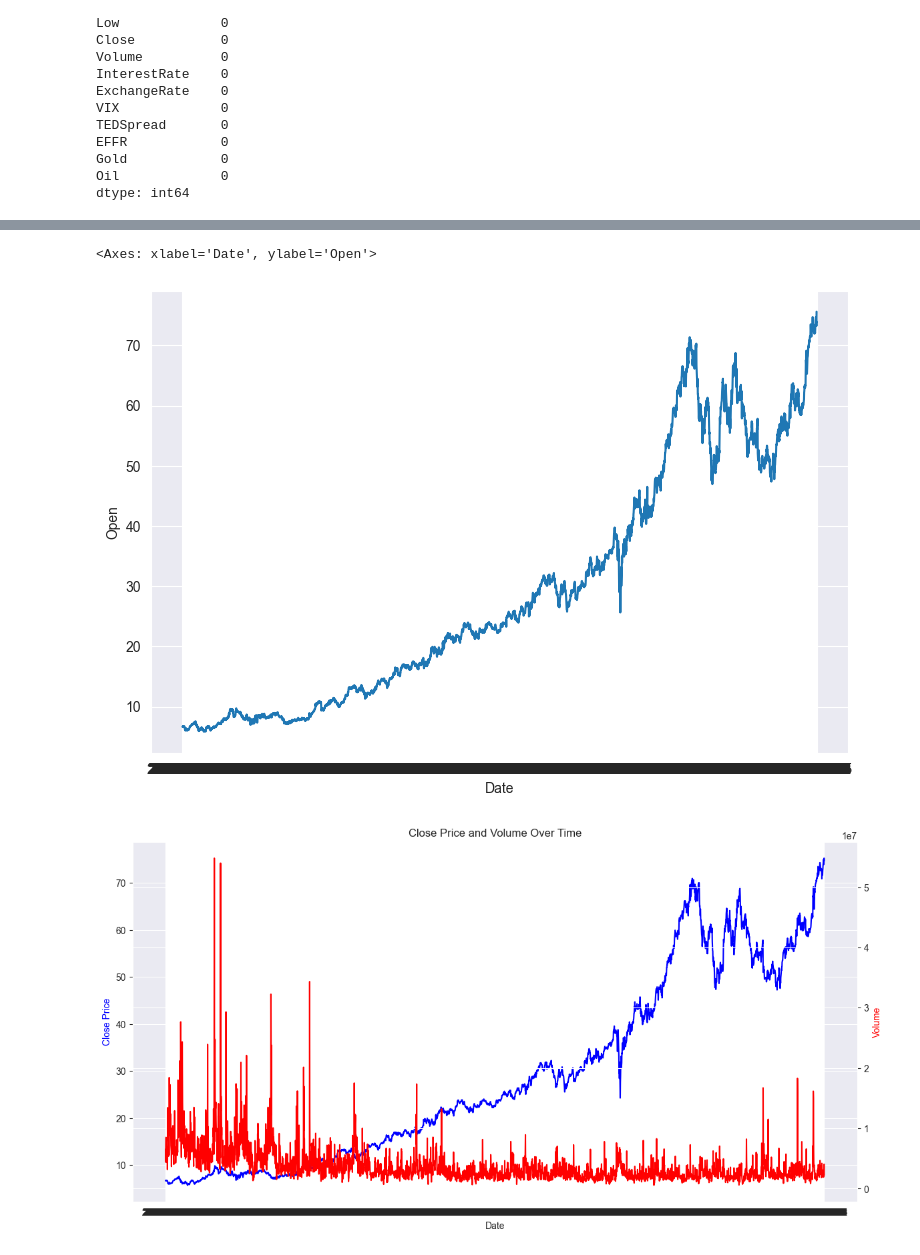
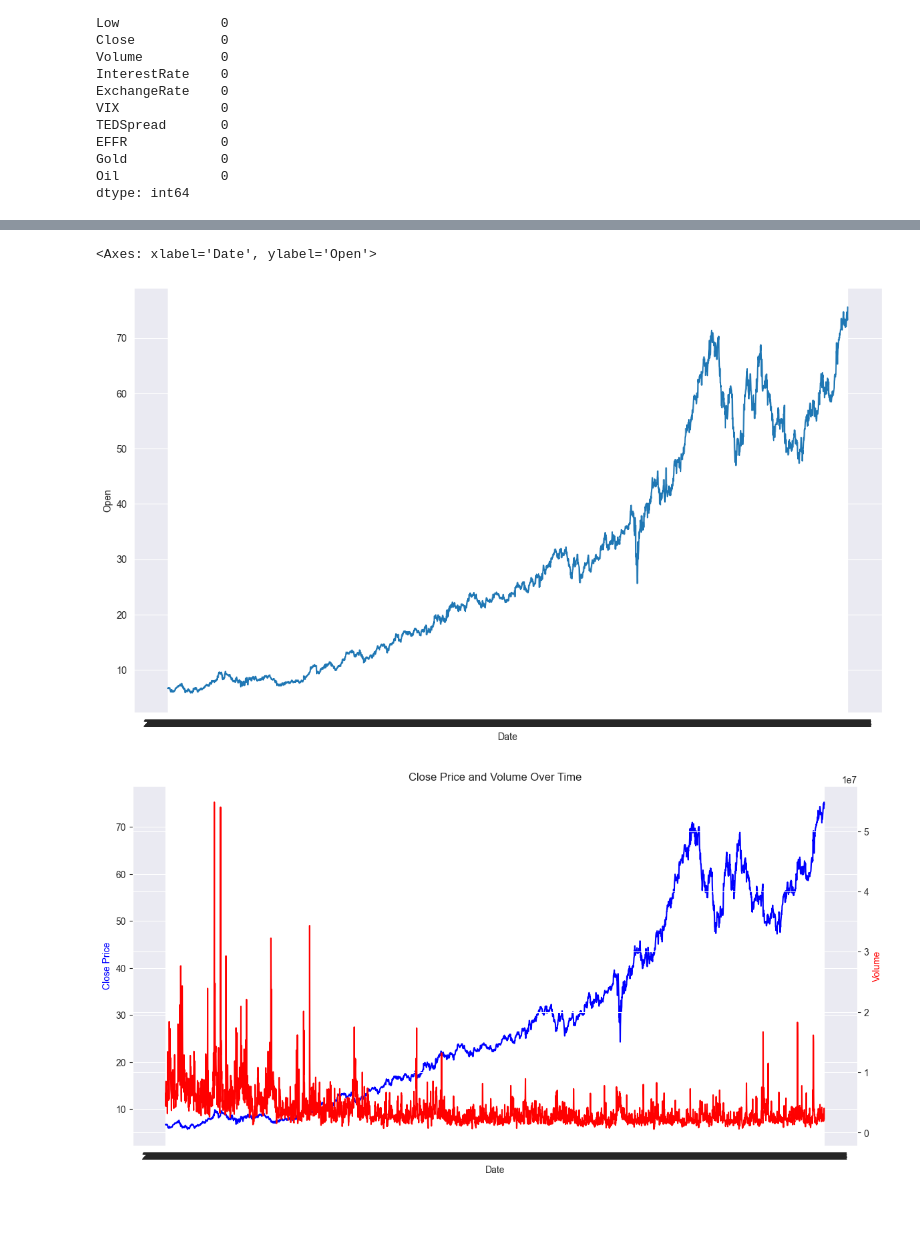
Before and after one commit to mertgenc0/mydsprojects, a Jupyter notebook: NasdaqDataS/nasdaqcompanies.ipynb, the cells around one changed output, grey strips where cells are left out. Drawn from its saved outputs; the diff is of its cells as text; code cells hidden in the pictures; blank space fills up the shorter version.

```diff
--- a/NasdaqDataS/nasdaqcompanies.ipynb
+++ b/NasdaqDataS/nasdaqcompanies.ipynb
@@ -73,11 +71,11 @@ df.describe()
 | 75% | 47.375001 | 47.807499 | 46.804999 | 47.330002 | 4.276500e+06 | 1.700000 | 1.295575 | 21.157500 | 0.320000 | 1.700000 | ... |
 | max | 75.599998 | 75.680000 | 74.050003 | 75.239998 | 5.478960e+07 | 5.330000 | 1.487500 | 82.690000 | 1.420000 | 5.330000 | ... |
 # %%
-plt.figure(figsize=(9, 6))
+plt.figure(figsize=(14, 8))
 sns.lineplot(x='Date', y='Open', data=df)
 # %% [output]
 <Axes: xlabel='Date', ylabel='Open'>
-[figure, old version]
+[figure, new version]
 # %%
 fig, ax1 = plt.subplots(figsize=(14, 7))
 
```
Also changed, not shown: parts of 9 cells of this notebook, 2 other files.
